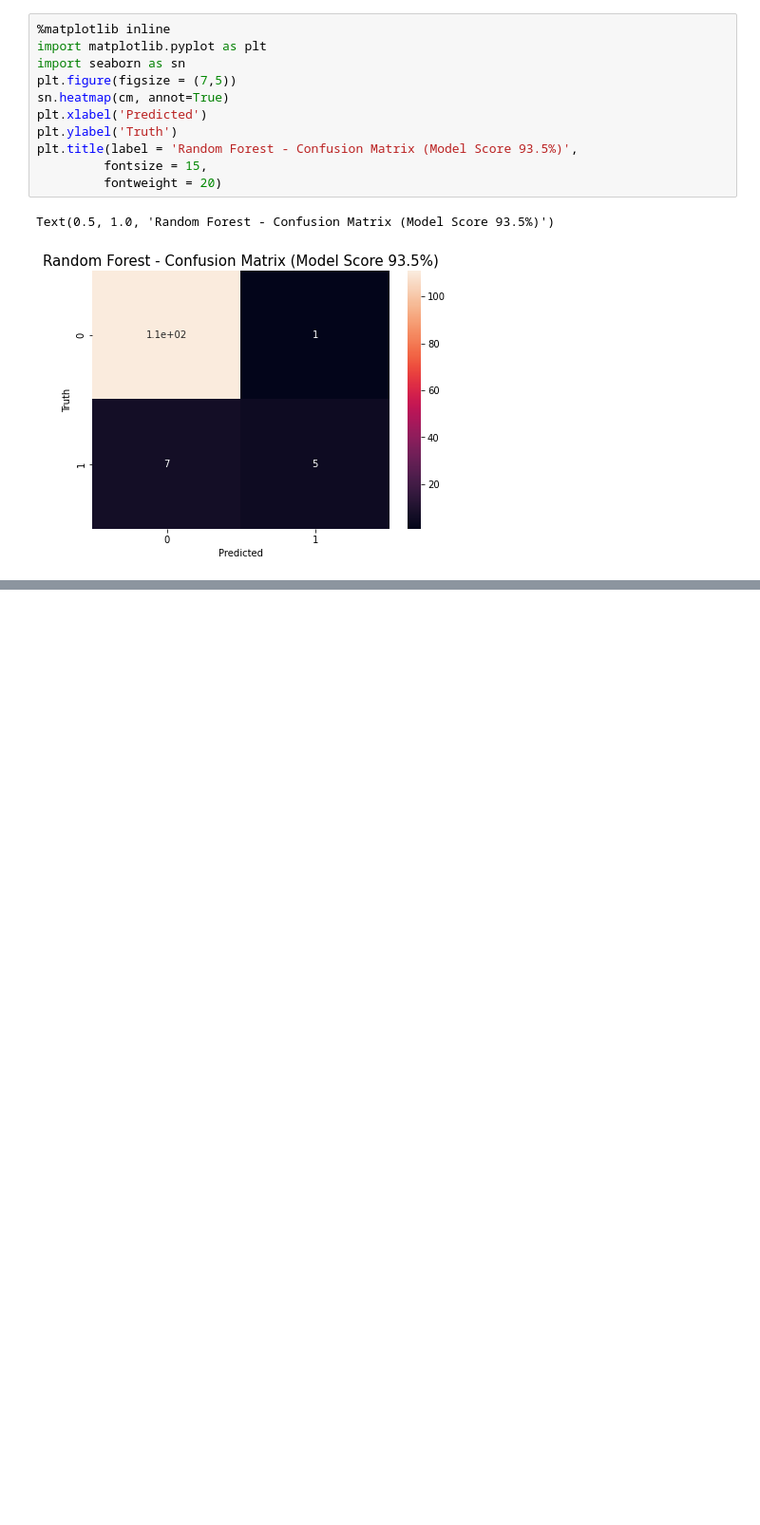
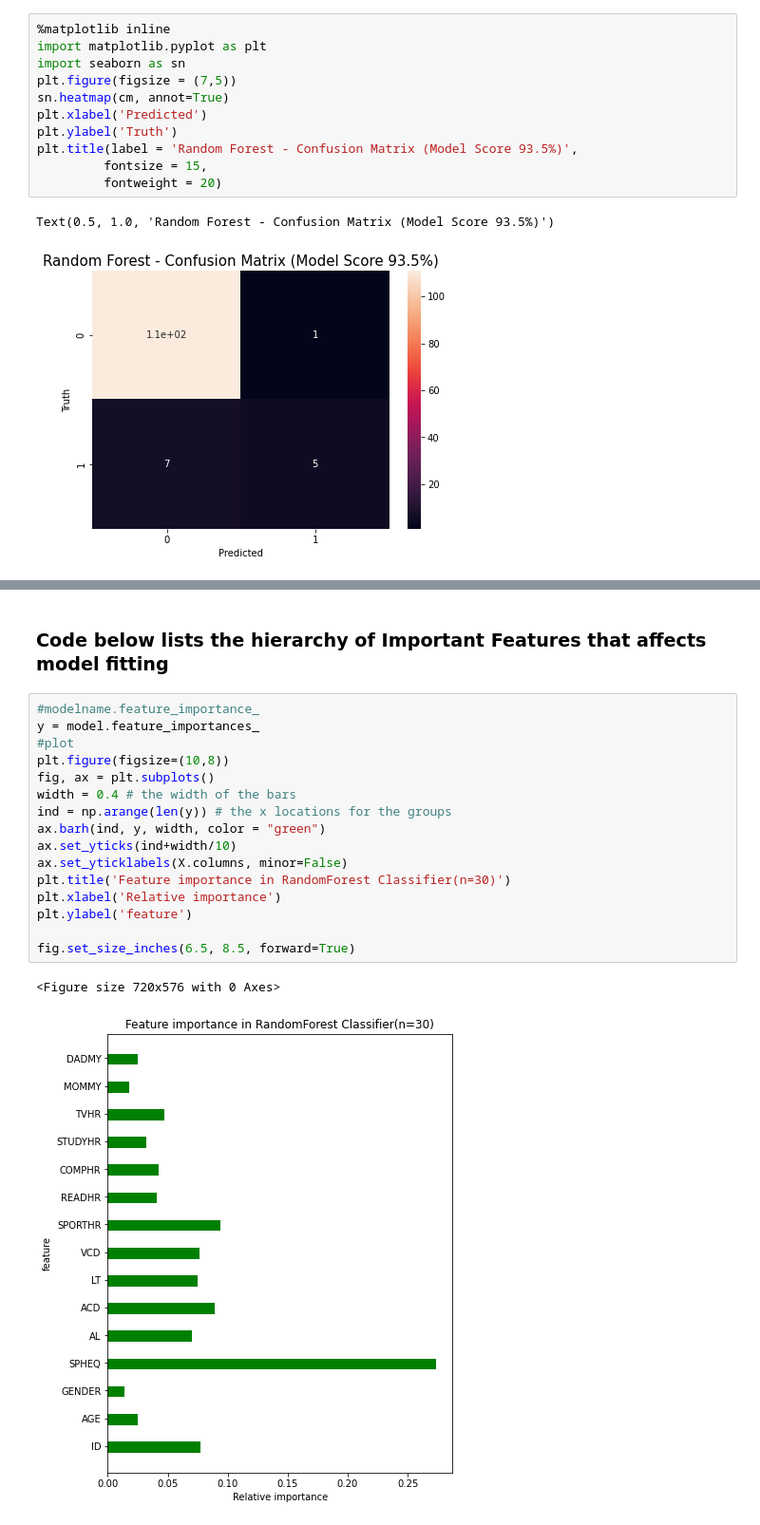
Before and after one commit to mward95/Oculus_Prime, a Jupyter notebook: Machine_Learning/SupervisedLearning-RF-hp.ipynb, the cells around one changed output, grey strips where cells are left out. Shown at 95% size. Drawn from its saved outputs; the diff is of its cells as text; blank space fills up the shorter version.

Commit message:
updated Randforest calcs to show tree and important features

```diff
--- a/Machine_Learning/SupervisedLearning-RF-hp.ipynb
+++ b/Machine_Learning/SupervisedLearning-RF-hp.ipynb
@@ -158,0 +183,21 @@ Text(0.5, 1.0, 'Random Forest - Confusion Matrix (Model Score 93.5%)')
+# %% [markdown]
+### Code below lists the  hierarchy of Important Features that affects model fitting
+# %%
+#modelname.feature_importance_
+y = model.feature_importances_
+#plot
+plt.figure(figsize=(10,8))
+fig, ax = plt.subplots()
+width = 0.4 # the width of the bars
+ind = np.arange(len(y)) # the x locations for the groups
+ax.barh(ind, y, width, color = "green")
+ax.set_yticks(ind+width/10)
+ax.set_yticklabels(X.columns, minor=False)
+plt.title('Feature importance in RandomForest Classifier(n=30)')
+plt.xlabel('Relative importance')
+plt.ylabel('feature')
+
+fig.set_size_inches(6.5, 8.5, forward=True)
+# %% [output]
+<Figure size 720x576 with 0 Axes>
+[figure, added]
```
Also changed, not shown: parts of 4 cells of this notebook, 2 other files.
